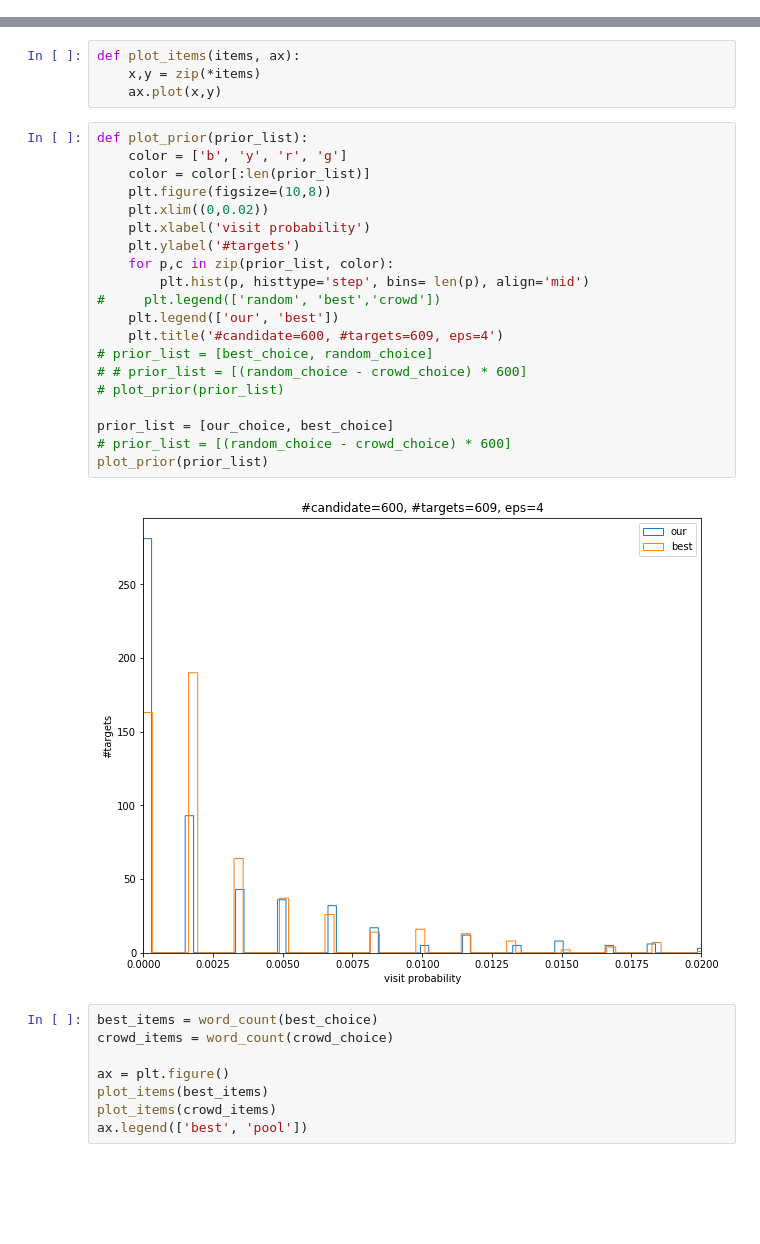
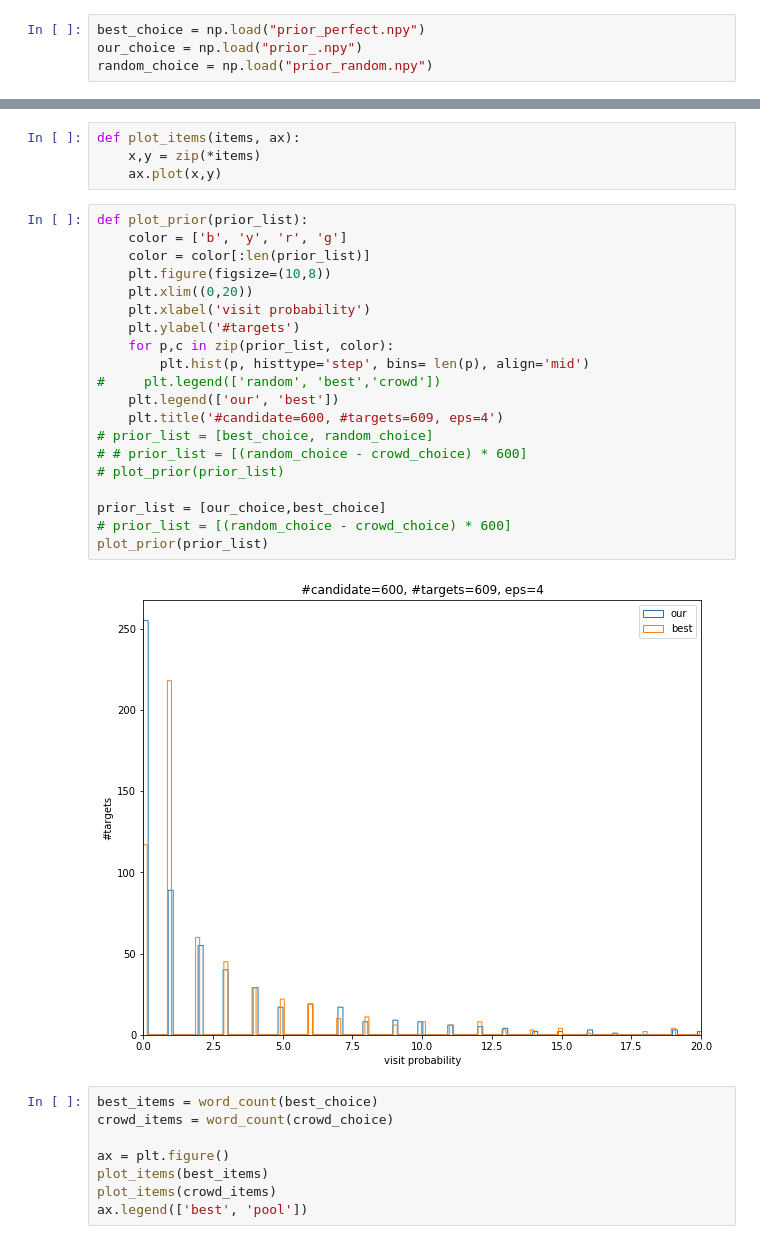
Before and after one commit to HenryNebula/Differential_Privacy_Coverage, a Jupyter notebook: code/Test Notebook.ipynb, the cells around one changed output, grey strips where cells are left out. Drawn from its saved outputs; the diff is of its cells as text; blank space fills up the shorter version.

```diff
--- a/code/Test Notebook.ipynb
+++ b/code/Test Notebook.ipynb
@@ -222,6 +222,10 @@ crowd_choice = np.load("crowd_choice.npy")
 random_choice = np.load("random_choice.npy")
 
 our_choice = np.load('our_choice.npy')
+# %%
+best_choice = np.load("prior_perfect.npy")
+our_choice = np.load("prior_.npy")
+random_choice = np.load("prior_random.npy")
 # %%
 from collections import defaultdict
 def word_count(arr):
@@ -237,25 +241,25 @@ def plot_items(items, ax):
 # %%
 def plot_prior(prior_list):
     color = ['b', 'y', 'r', 'g']
     color = color[:len(prior_list)]
     plt.figure(figsize=(10,8))
-    plt.xlim((0,0.02))
+    plt.xlim((0,20))
     plt.xlabel('visit probability')
     plt.ylabel('#targets')
     for p,c in zip(prior_list, color):
         plt.hist(p, histtype='step', bins= len(p), align='mid')
 #     plt.legend(['random', 'best','crowd'])
     plt.legend(['our', 'best'])
     plt.title('#candidate=600, #targets=609, eps=4')
 # prior_list = [best_choice, random_choice]
 # # prior_list = [(random_choice - crowd_choice) * 600]
 # plot_prior(prior_list)
 
-prior_list = [our_choice, best_choice]
+prior_list = [our_choice,best_choice]
 # prior_list = [(random_choice - crowd_choice) * 600]
 plot_prior(prior_list)
 # %% [output]
-[figure, old version]
+[figure, new version]
 # %%
 best_items = word_count(best_choice)
 crowd_items = word_count(crowd_choice)
```
Also changed, not shown: parts of 2 cells of this notebook, 6 other files.
